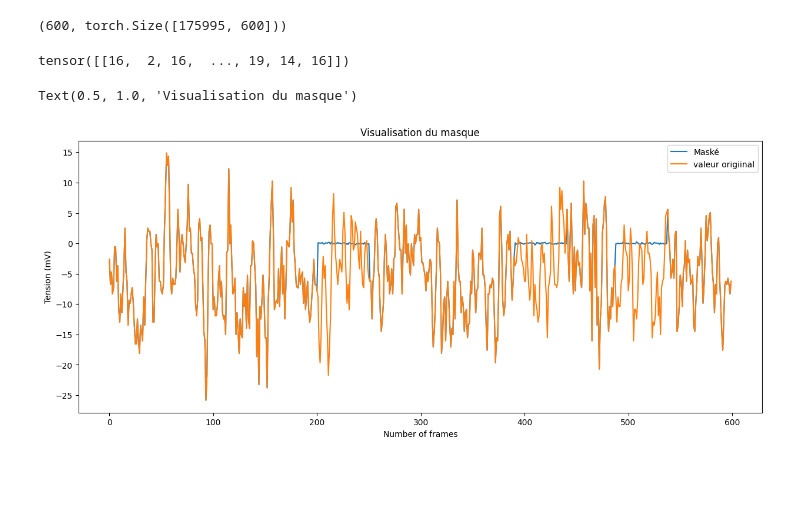
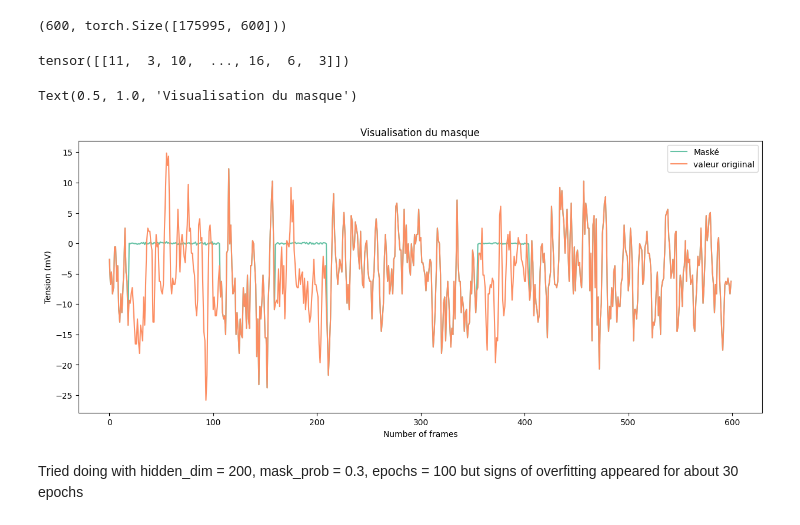
Before and after one commit to oscarninou/adl24-sleep-stage, a Jupyter notebook: random_projection_pretraing.ipynb, the cells around one changed output. Saved outputs shown, nothing was run; the diff lists cells and outputs as text; code cells hidden in the pictures; blank space fills up the shorter version.

Commit message:
tested several lstms

```diff
--- a/random_projection_pretraing.ipynb
+++ b/random_projection_pretraing.ipynb
@@ -90,10 +180,38 @@ input_size = (175995, 600)
 mask_time_indices = th.ones(input_size[0], input_size[1], dtype=th.bool, device= device).to(device)
 mask_time_indices = mask_time_indices.view(-1, input_size[1]).unsqueeze(0)
 xtrain_batched = xtrain.unsqueeze(0).to(device)
-results  = tmp(xtrain_batched, mask_time_indices)
+results  = tmp(xtrain_batched)
 results
 # %% [output]
-tensor([[16,  2, 16,  ..., 19, 14, 16]])
+tensor([[11,  3, 10,  ..., 16,  6,  3]])
+# %%
+#Viz of the mask
+model = BestRqFramework(encoder= AttentionLSTM(dropout = 0.1, hidden_dim = 150),
+                        num_temporal_dimension_reduction_steps=100,
+                        input_feature_size=600,
+                        encoder_hidden_size=20,
+                        num_code_books=10,
+                        mask_time= 50,
+                        stride_time=1,
+                        random_state=42,
+                        mask_prob=1,
+                        batch_size=200)
+
+masked_values,_ = model.masking(inputs)
+
+
+
+plt.figure(figsize=(15,6))
+for i in range(1):
+    plt.plot(masked_values[0,i,:].cpu().detach().numpy(), label = 'Maské')
+    plt.plot(inputs[0, i ,:].cpu().detach().numpy(), label ='valeur origiinal')
+plt.legend()
+plt.xlabel('Number of frames')
+plt.ylabel('Tension (mV)')
+plt.title('Visualisation du masque')
+# %% [output]
+Text(0.5, 1.0, 'Visualisation du masque')
+[figure, added]
 # %%
 conformer_model = ConformerEncoder(input_size = 600, num_blocks = 3, kernel_size = 3, num_heads = 4).to(device)
 # %%
@@ -118,31 +238,4 @@ input_values, idx = model(inputs)
-# %%
-#Viz of the mask
-
-model = BestRqFramework(encoder= ExampleEncoder(),
-                        num_temporal_dimension_reduction_steps=100,
-                        input_feature_size=600,
-                        encoder_hidden_size=20,
-                        num_code_books=10,
-                        mask_time= 50,
-                        stride_time=1,
-                        random_state=42,
-                        mask_prob=1,
-                        batch_size=200)
-
-masked_values,_ = model.masking(inputs)
-
-
-
-plt.figure(figsize=(15,6))
-for i in range(1):
-    plt.plot(masked_values[0,i,:].detach().numpy(), label = 'Maské')
-    plt.plot(inputs[0, i ,:].detach().numpy(), label ='valeur origiinal')
-plt.legend()
-plt.xlabel('Number of frames')
-plt.ylabel('Tension (mV)')
-plt.title('Visualisation du masque')
-# %% [output]
-Text(0.5, 1.0, 'Visualisation du masque')
-[figure, removed]
+# %% [markdown]
+Tried doing with hidden_dim = 200, mask_prob = 0.3, epochs = 100 but signs of overfitting appeared for about 30 epochs
 # %%
 dataset_t = TensorDataset(xtrain, ytrain)
```
Also changed, not shown: parts of 9 cells of this notebook, 3 other files.
